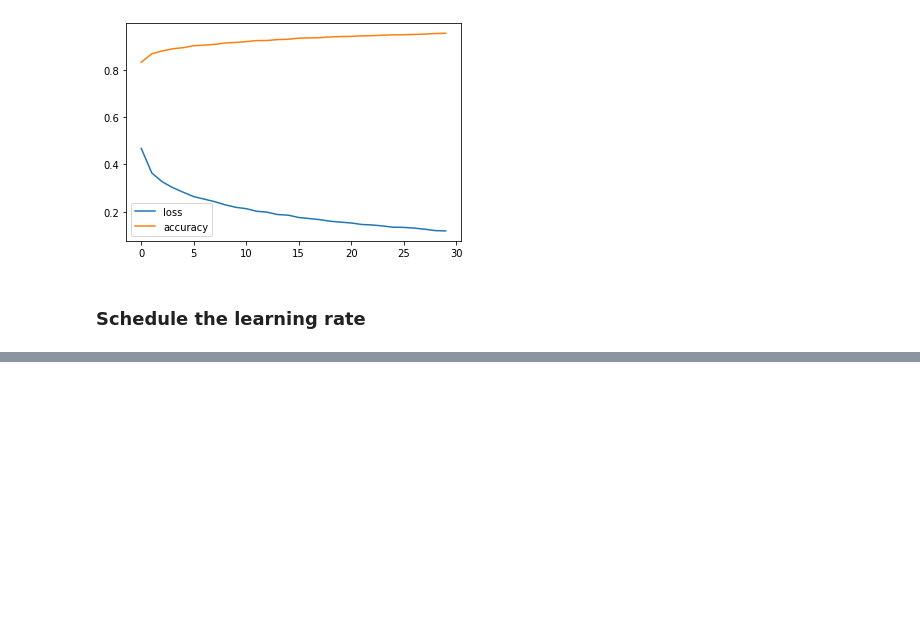
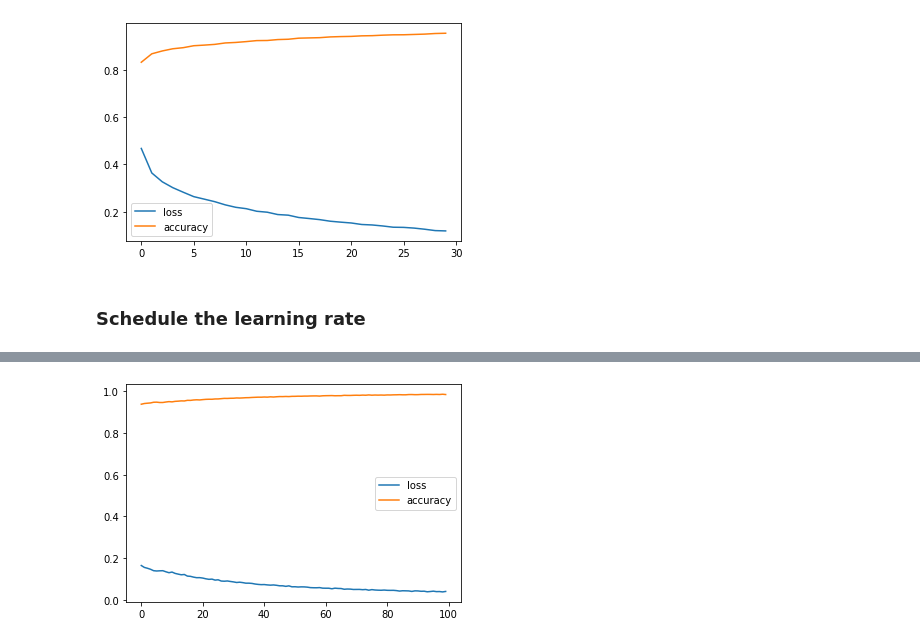
Before and after one commit to AmirGhnbr/Mnist_fashion_tensorflow, a Jupyter notebook: Mnist_fashion_tensorflow.ipynb, the cells around one changed output, grey strips where cells are left out. Cells and saved outputs as stored; diff of their text form; code cells hidden in the pictures; blank space fills up the shorter version.

Commit message:
Create model 6

```diff
--- a/Mnist_fashion_tensorflow.ipynb
+++ b/Mnist_fashion_tensorflow.ipynb
@@ -418,3 +418,22 @@ plot_model(model_5_history)
 [figure]
 # %% [markdown]
 ### Schedule the learning rate
+# %%
+model_6 = tf.keras.Sequential([
+    tf.keras.layers.Flatten(input_shape=(28,28)),
+    tf.keras.layers.Dense(150, activation= "elu", kernel_initializer="he_normal"),
+    tf.keras.layers.BatchNormalization(),
+    tf.keras.layers.Dense(150, activation= "elu", kernel_initializer="he_normal"),
+    tf.keras.layers.BatchNormalization(),
+    tf.keras.layers.Dense(10, activation= "softmax")
+])
+
+# compile the model
+model_6.compile(loss = tf.keras.losses.SparseCategoricalCrossentropy(),
+                optimizer= tf.keras.optimizers.Adam(),
+                metrics=["accuracy"])
+# learning rate schedule callback
+lr_schedule = tf.keras.callbacks.LearningRateScheduler(lambda epoch: 1e-4 * 10**(epoch/20))
+
+# fit the model into training_data_norm
+model_6_history=model_5.fit(train_data_norm, train_labels, epochs=100)
@@ -420,0 +458,4 @@ plot_model(model_5_history)
+# %%
+plot_model(model_6_history)
+# %% [output]
+[figure, added]
```
Also changed, not shown: parts of 3 cells of this notebook.
